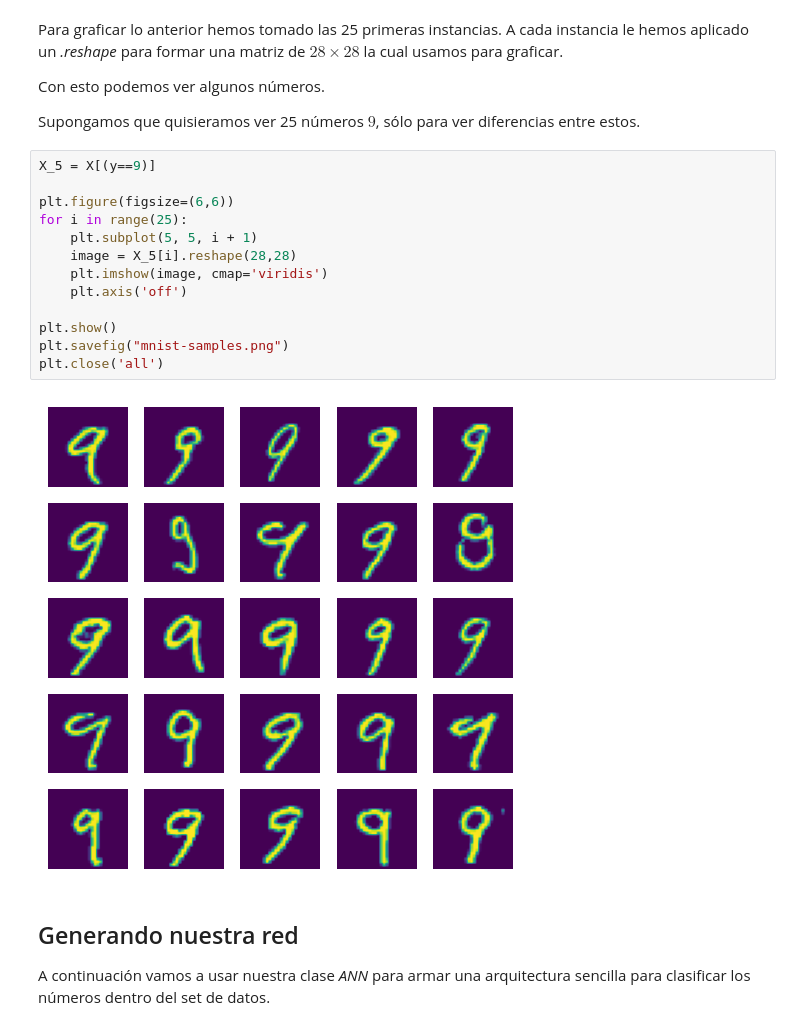
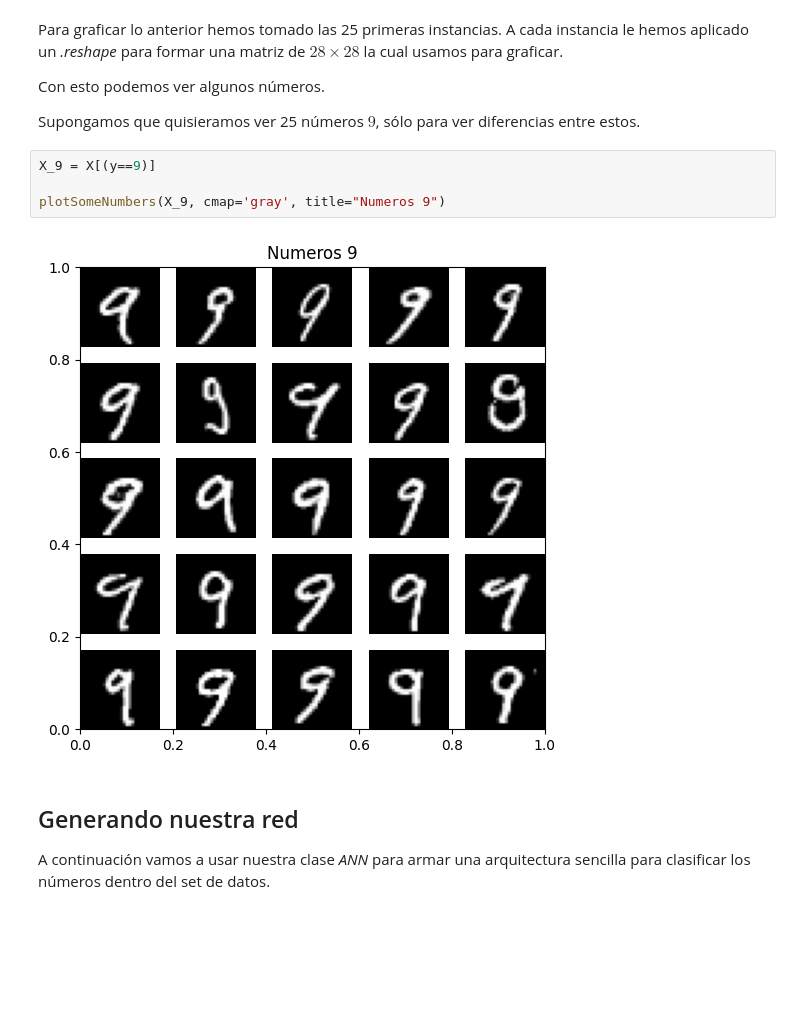
Before and after one commit to lucasbaldezzari/ann, a Jupyter notebook: mnist.ipynb, the cells around one changed output. Cells and saved outputs as stored; diff of their text form; blank space fills up the shorter version.

```diff
--- a/mnist.ipynb
+++ b/mnist.ipynb
@@ -91,21 +93,12 @@ Para graficar lo anterior hemos tomado las 25 primeras instancias. A cada instan
 Con esto podemos ver algunos números.
 
 Supongamos que quisieramos ver 25 números $9$, sólo para ver diferencias entre estos.
-# %%
-X_5 = X[(y==9)]
-
-plt.figure(figsize=(6,6))
-for i in range(25):
-    plt.subplot(5, 5, i + 1)
-    image = X_5[i].reshape(28,28)
-    plt.imshow(image, cmap='viridis')
-    plt.axis('off')
-
-plt.show()
-plt.savefig("mnist-samples.png")
-plt.close('all')
-# %% [output]
-[figure, removed]
+# %%
+X_9 = X[(y==9)]
+
+plotSomeNumbers(X_9, cmap='gray', title="Numeros 9")
+# %% [output]
+[figure, added]
 # %% [markdown]
 ## Generando nuestra red
 
```
Also changed, not shown: parts of 22 cells of this notebook, 1 other file.
